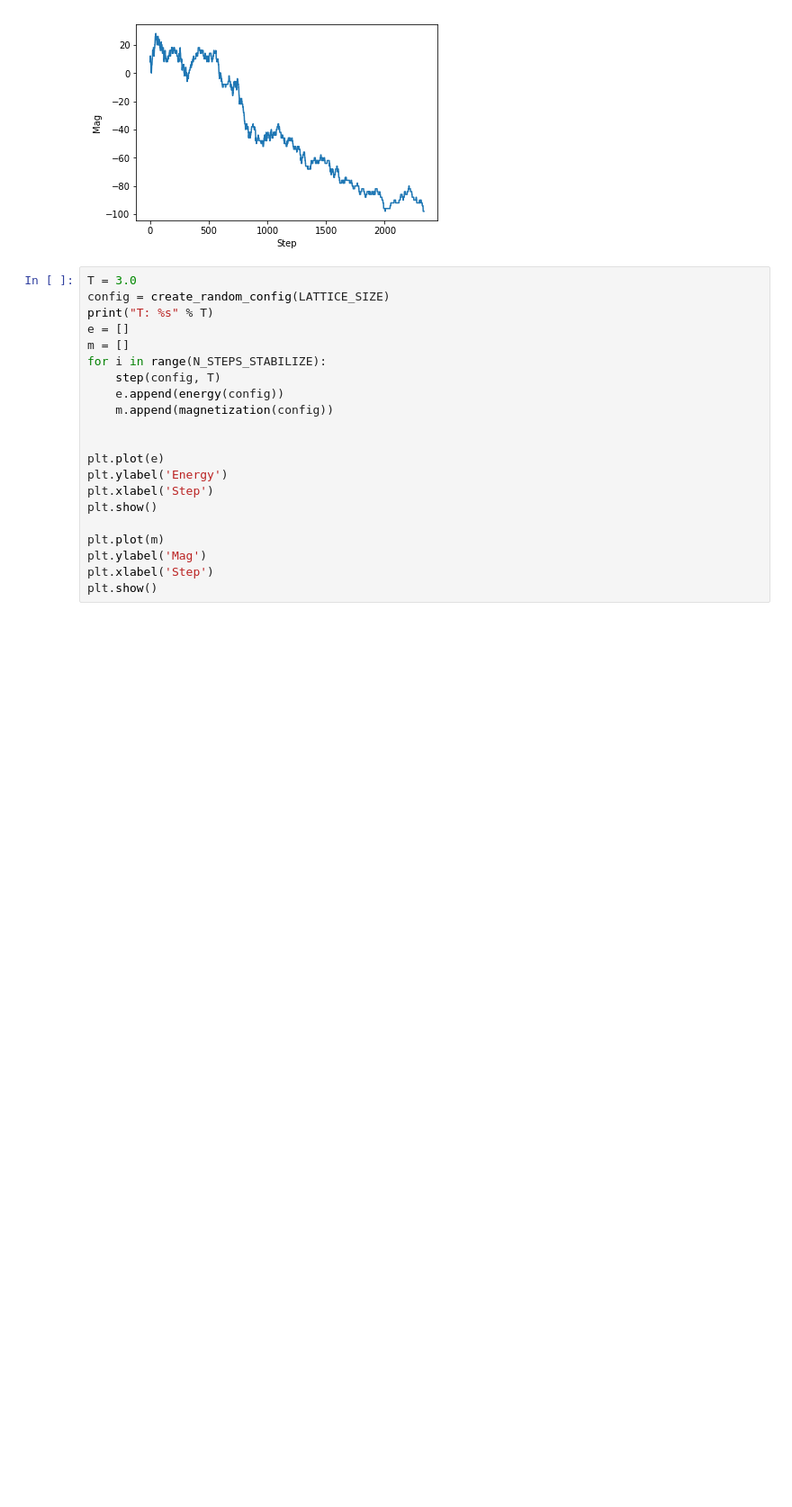
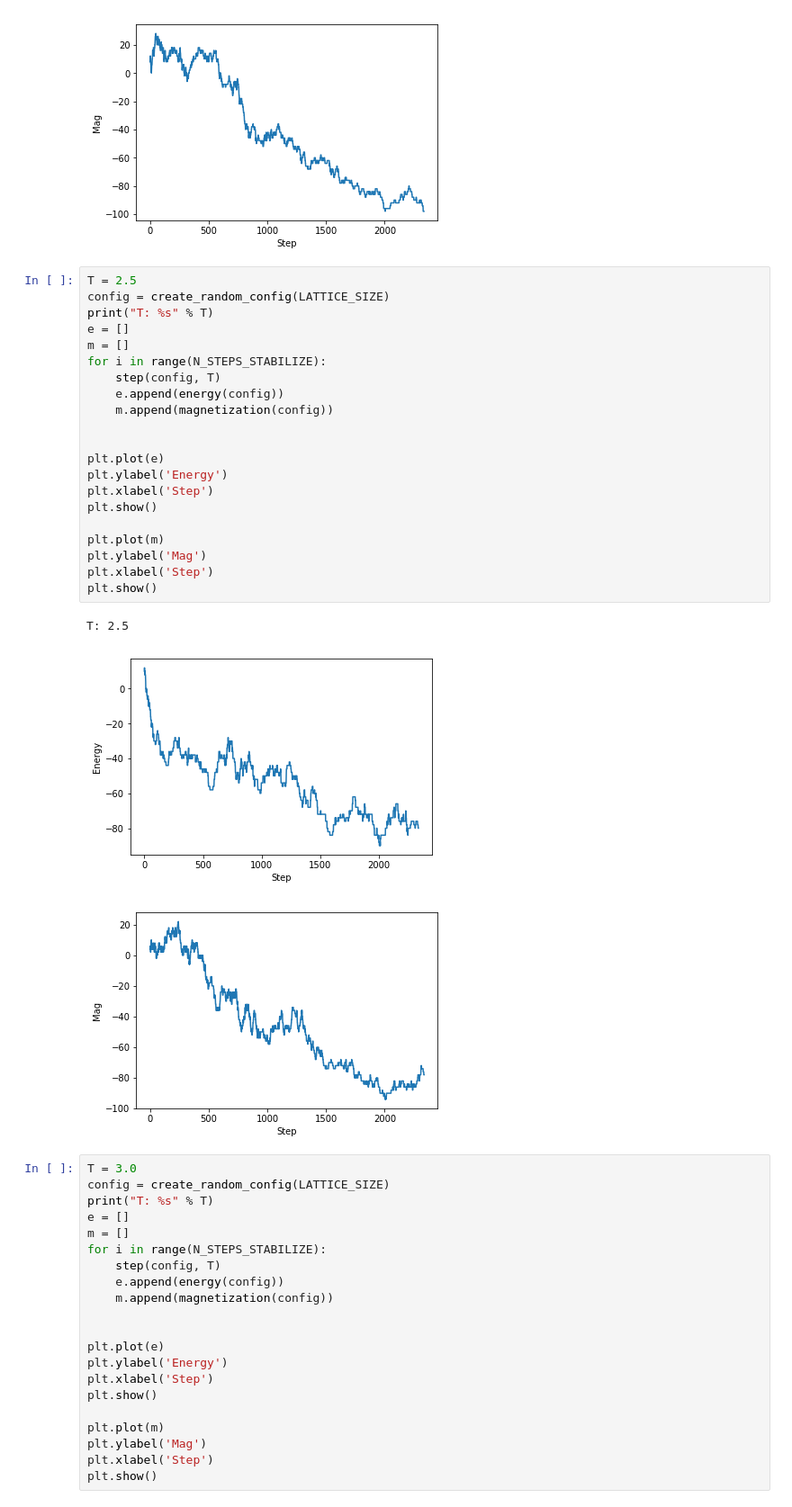
Before and after one commit to drozzy/ising-simulation, a Jupyter notebook: stabilize_test.ipynb, the cells around one changed output. Shown at 90% size. Drawn from its saved outputs; the diff is of its cells as text; blank space fills up the shorter version.

```diff
--- a/stabilize_test.ipynb
+++ b/stabilize_test.ipynb
@@ -98,6 +95,31 @@ plt.show()
 T: 2.0
 [figure]
 [figure]
+# %%
+T = 2.5
+config = create_random_config(LATTICE_SIZE)
+print("T: %s" % T)
+e = []
+m = []
+for i in range(N_STEPS_STABILIZE):
+    step(config, T)
+    e.append(energy(config))
+    m.append(magnetization(config))
+
+
+plt.plot(e)
+plt.ylabel('Energy')
+plt.xlabel('Step')
+plt.show()
+
+plt.plot(m)
+plt.ylabel('Mag')
+plt.xlabel('Step')
+plt.show()
+# %% [output]
+T: 2.5
+[figure, added]
+[figure, added]
 # %%
 T = 3.0
 config = create_random_config(LATTICE_SIZE)
```
Also changed, not shown: parts of 1 cell of this notebook.
